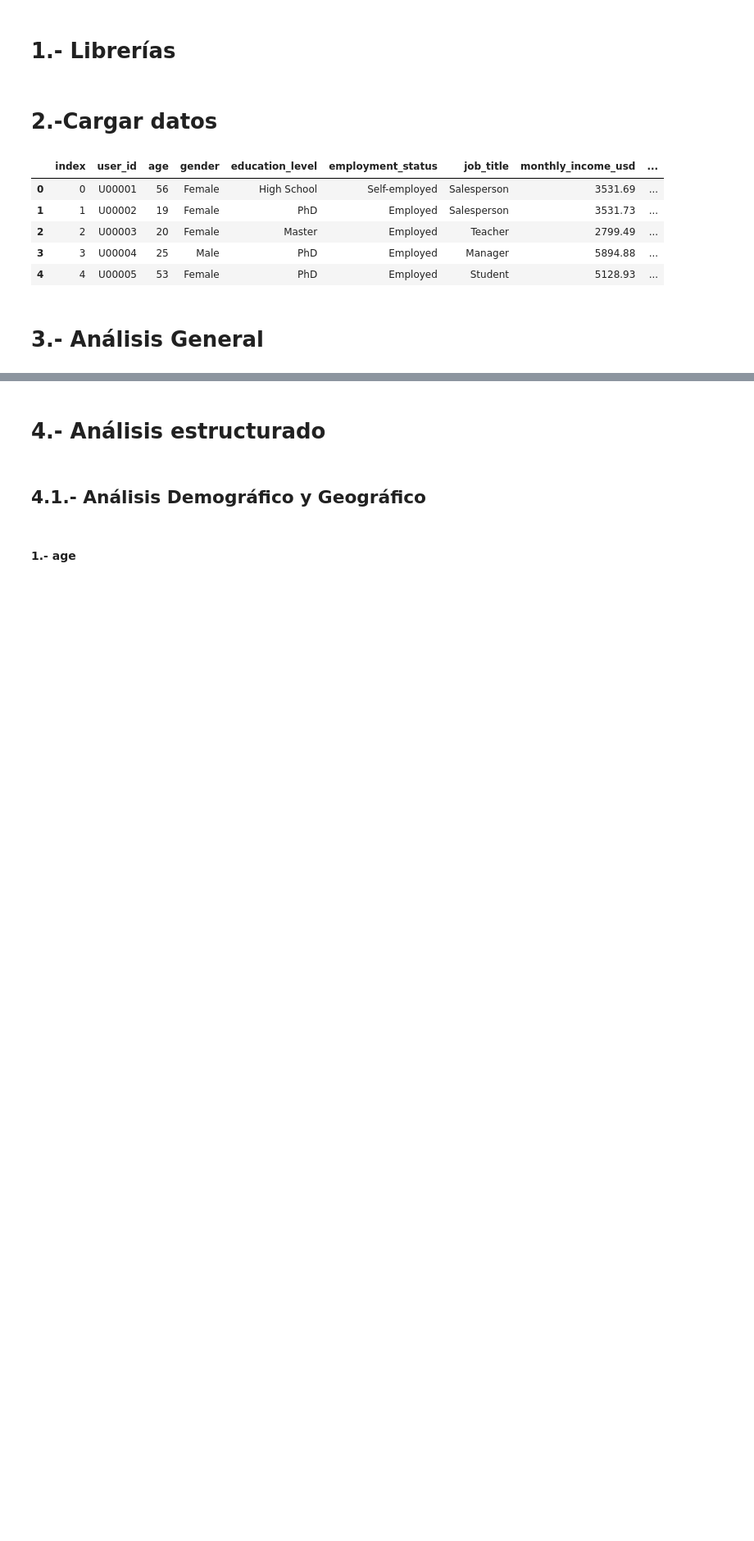
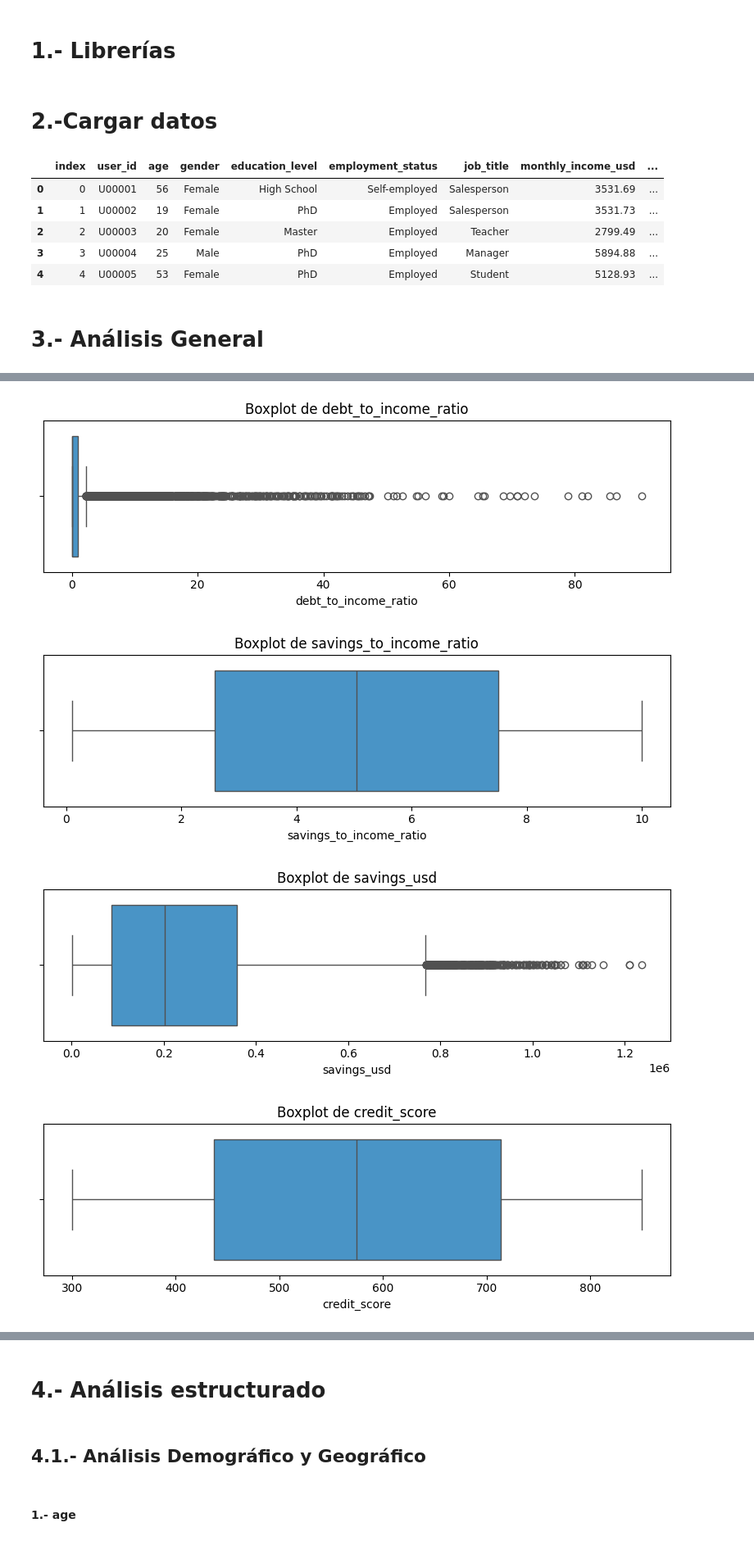
Before and after one commit to RogerFernando98/Big-4-Financial-Risk-Insights-2020-2025-, a Jupyter notebook: notebooks/3_eda.ipynb, the cells around one changed output, grey strips where cells are left out. Shown at 82% size. Saved outputs shown, nothing was run; the diff lists cells and outputs as text; code cells hidden in the pictures; blank space fills up the shorter version.

```diff
--- a/notebooks/3_eda.ipynb
+++ b/notebooks/3_eda.ipynb
@@ -97,0 +154,11 @@ df.head()
+# %%
+for c in ["debt_to_income_ratio","savings_to_income_ratio","savings_usd","credit_score"]:
+    plt.figure(figsize=(8,2.8))
+    sns.boxplot(x=df[c], color=color_total)
+    plt.title(f"Boxplot de {c}")
+    plt.tight_layout(); plt.show()
+# %% [output]
+[figure, added]
+[figure, added]
+[figure, added]
+[figure, added]
```
Also changed, not shown: parts of 28 cells of this notebook.
